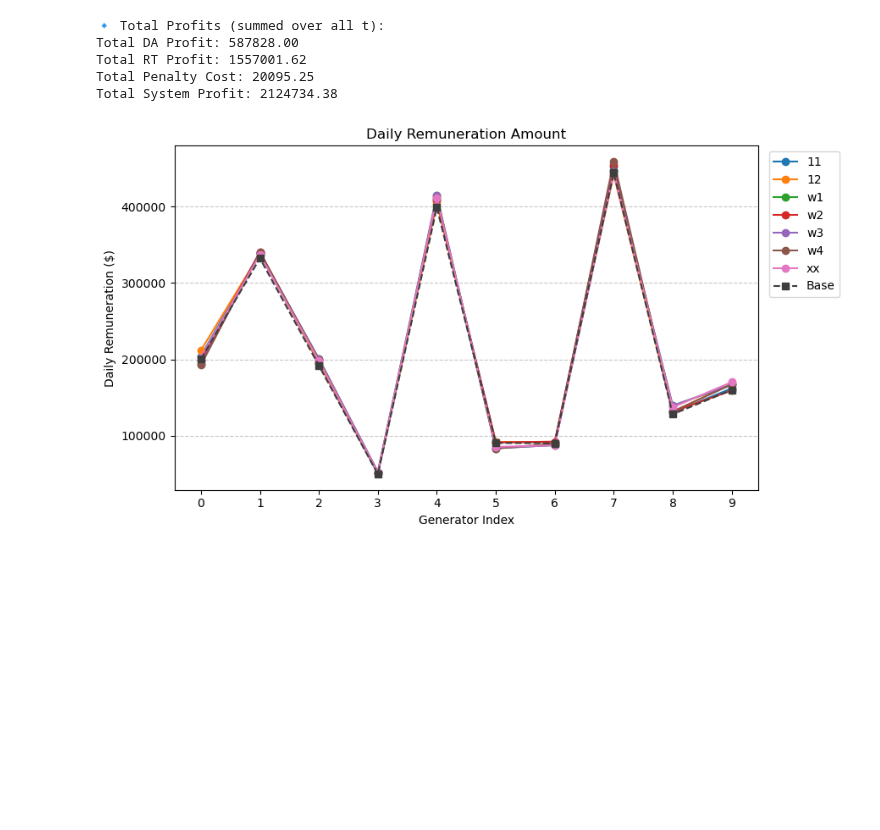
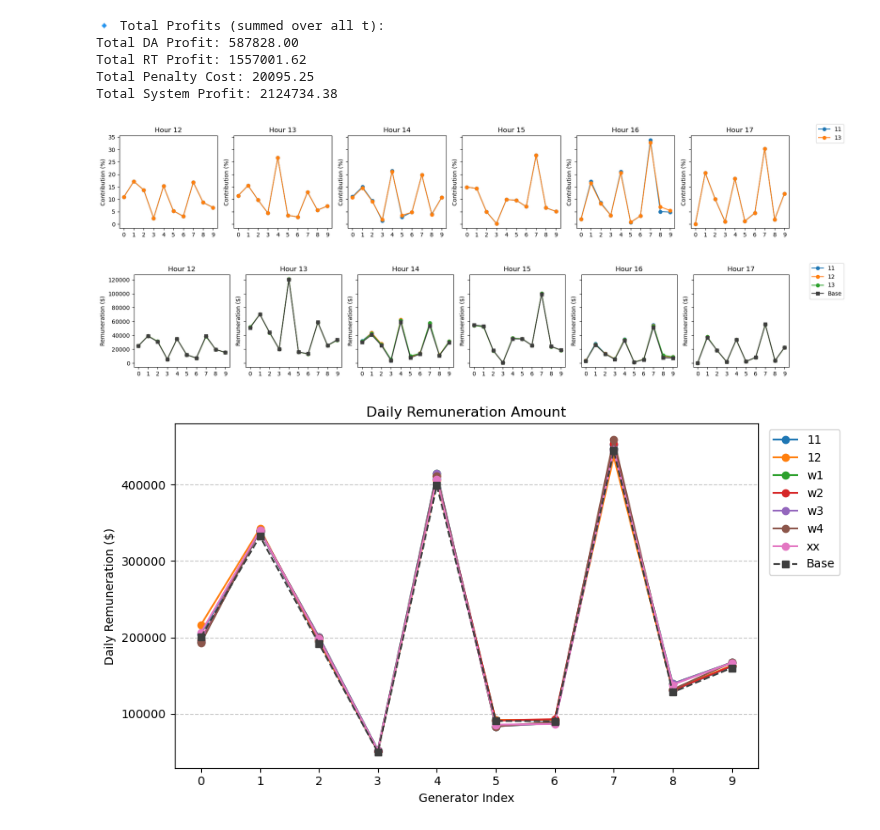
Before and after one commit to syeoyo/der, a Jupyter notebook: der_set_x_7a.ipynb, the cells around one changed output. Drawn from its saved outputs; the diff is of its cells as text; code cells hidden in the pictures; blank space fills up the shorter version.

```diff
--- a/der_set_x_7a.ipynb
+++ b/der_set_x_7a.ipynb
@@ -793,6 +799,12 @@ xxh_rt, xxd_rt = remuneration(xx_rt, daily_rt)
 xxh_pn, xxd_pn = remuneration(xx_pn, daily_pen)
 xxh = xxh_da + xxh_rt - xxh_pn
 xxd = xxd_da + xxd_rt - xxd_pn
+# %%
+plot_hourly_contribution(eleven, thirteen, selected_hours=[12, 13, 14, 15, 16, 17], labels = ["11", "13"])
+plot_hourly_remuneration(elevenh, twelveh, thirteenh, selected_hours=[12, 13, 14, 15, 16, 17], labels = ["11", "12", "13"])
+# %% [output]
+[figure, added]
+[figure, added]
 # %%
 plot_daily_remuneration(elevend, twelved, w1d, w2d, w3d, w4d, xxd, labels=["11", "12", "w1", "w2", "w3", "w4", "xx"])
 # %% [output]
```
Also changed, not shown: parts of 7 cells of this notebook.
